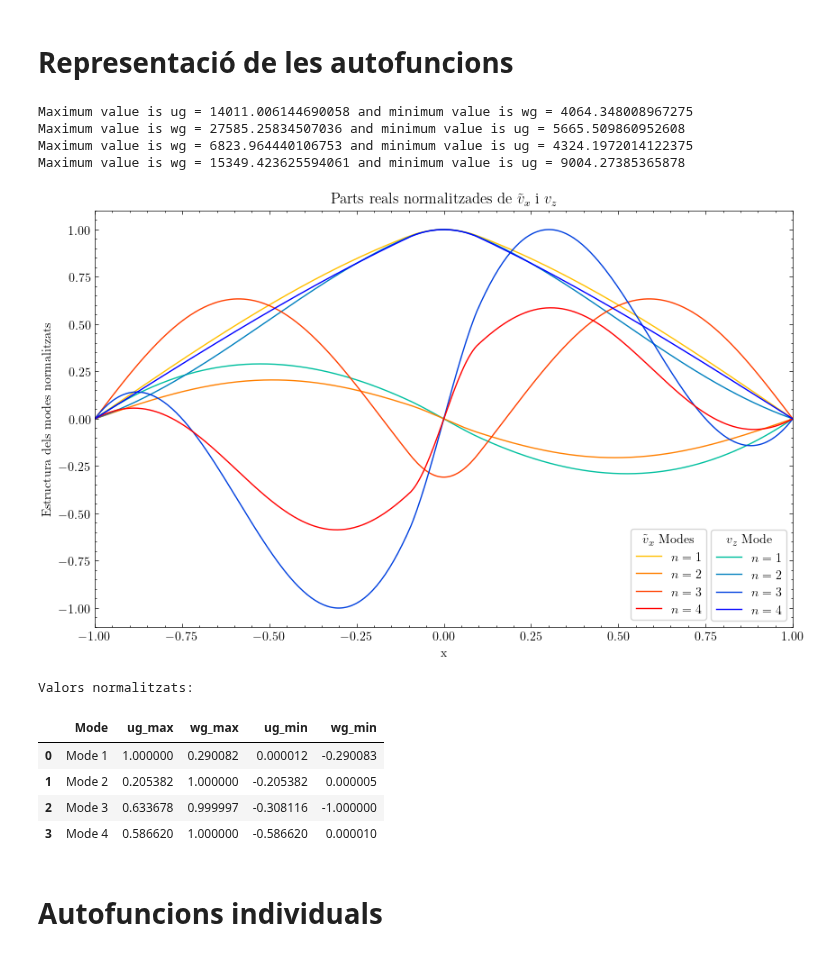
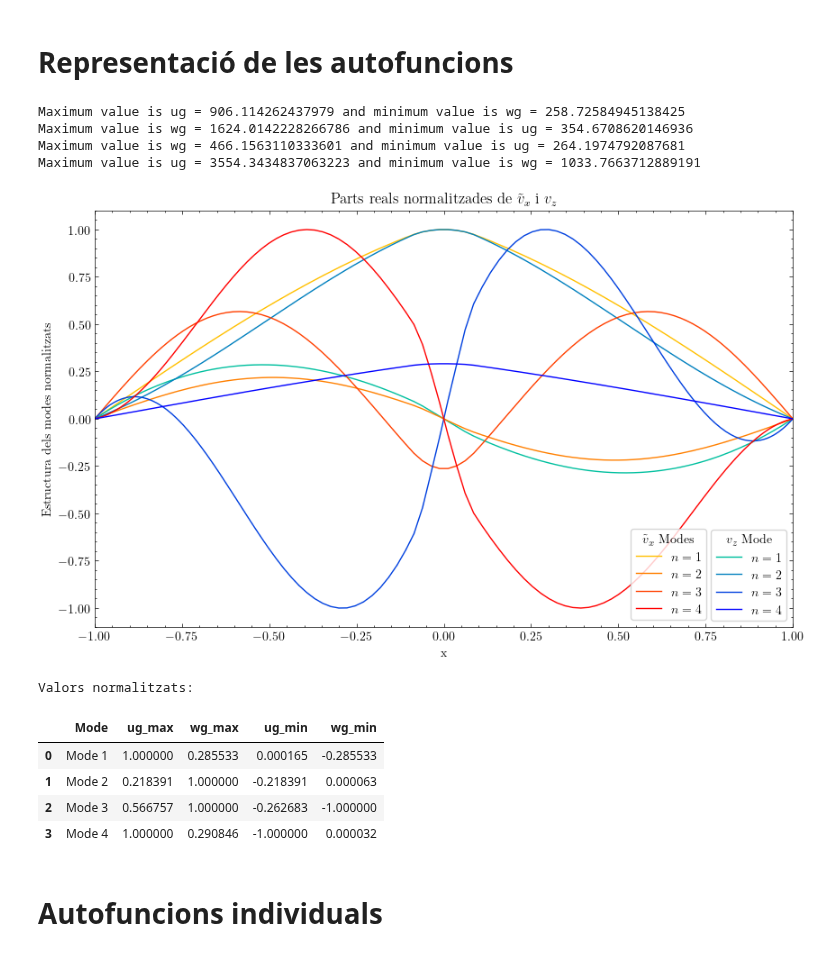
Before and after one commit to JoanRibotOliver/TFG, a Jupyter notebook: Fast & slow modes.ipynb, the cells around one changed output. Drawn from its saved outputs; the diff is of its cells as text; code cells hidden in the pictures.

```diff
--- a/Fast & slow modes.ipynb
+++ b/Fast & slow modes.ipynb
@@ -68,7 +68,7 @@ def get_eigenvalues(Nevals):
 
 
 """ Paràmetres """
-Nx = 128*4 # amb 32 ja no és smooth...
+Nx = 128 # amb 32 ja no és smooth...
 dtype = np.complex128 # malla en la que es treballa: 128 complexes, ja que hem definit Nx = 128
 
 
@@ -249,8 +249,8 @@ plt.plot()
 # Representació de les autofuncions
 # %%
 ### Nombre de modes que volem representar ###
-N_max_mode = 6
-N_min_mode = 2
+N_max_mode = 4
+N_min_mode = 0
 N_modes = N_max_mode - N_min_mode
 
 ### Define warm and cold color palettes ###
@@ -316,44 +316,44 @@ for n, idx in enumerate(np.argsort(solver.eigenvalues)[N_min_mode:N_max_mode], s
 
 ## Create separate legends
 legend_v10x = plt.legend(handles=handles_v10x, title=r"$\tilde{v}_{x}$ Modes", loc="upper right", bbox_to_anchor=(0.885, 0.25), frameon=True)
 plt.gca().add_artist(legend_v10x)  # Add the first legend to the plot
 plt.legend(handles=handles_v10z, title=r"$v_{z}$ Mode", loc="lower right", bbox_to_anchor=(1, 0), frameon=True)
 
 
 plt.xlim(-1, 1)
 #plt.legend(loc="lower right", frameon=True)
 plt.ylabel(r"Estructura dels modes normalitzats")
 plt.xlabel(r"x")
 plt.title(r"Parts reals normalitzades de $\tilde{v}_{x}$ i ${v}_{z}$")
 plt.grid(False)
 plt.savefig('normalized_modes.png', dpi=300, bbox_inches='tight')
 plt.show()
 
 print("Valors normalitzats:")
 display(df)
 
 
 # Tal vegada em pot interessar normalitzar en un bucle i després representar per separat. No representar tot de cop... però sí pq les vull comparar en tamany...
 
 # A l'hora de representar la part real de les autofuncions has de tenir clar que la velocitat u és en la direcció x i la w en z. També que v10x és imaginària i v10z és real.
 # A més, el que es representa és la velocitat, no la corda en sí. Llavors un node implica velocitat nul·la: aquell punt no es mou.
 # Els màxims i mínims són els punts on la velocitat és màxima, no és que la corda es deformi amb aquella forma.
 
 # Ficar els plots de les velocitats dins el for i representar les velocitats per cada kz... pot tardar bastant però crec que és el que he de fer!
 
 # No entenc molt bé perquè els modes no es van alternant, és a dir, els modes senars el màxim hauria de ser ug i els parells wg; NO ESTÀ PASSANT AIXÒ PERÒ!
 # %% [output]
-Maximum value is ug = 14011.006144690058 and minimum value is wg = 4064.348008967275
-Maximum value is wg = 27585.25834507036 and minimum value is ug = 5665.509860952608
-Maximum value is wg = 6823.964440106753 and minimum value is ug = 4324.1972014122375
-Maximum value is wg = 15349.423625594061 and minimum value is ug = 9004.27385365878
+Maximum value is ug = 906.114262437979 and minimum value is wg = 258.72584945138425
+Maximum value is wg = 1624.0142228266786 and minimum value is ug = 354.6708620146936
+Maximum value is wg = 466.1563110333601 and minimum value is ug = 264.1974792087681
+Maximum value is ug = 3554.3434837063223 and minimum value is wg = 1033.7663712889191
-[figure, old version]
+[figure, new version]
 Valors normalitzats:
 |  | Mode | ug_max | wg_max | ug_min | wg_min |
-| 0 | Mode 1 | 1.000000 | 0.290082 | 0.000012 | -0.290083 |
-| 1 | Mode 2 | 0.205382 | 1.000000 | -0.205382 | 0.000005 |
-| 2 | Mode 3 | 0.633678 | 0.999997 | -0.308116 | -1.000000 |
-| 3 | Mode 4 | 0.586620 | 1.000000 | -0.586620 | 0.000010 |
+| 0 | Mode 1 | 1.000000 | 0.285533 | 0.000165 | -0.285533 |
+| 1 | Mode 2 | 0.218391 | 1.000000 | -0.218391 | 0.000063 |
+| 2 | Mode 3 | 0.566757 | 1.000000 | -0.262683 | -1.000000 |
+| 3 | Mode 4 | 1.000000 | 0.290846 | -1.000000 | 0.000032 |
 # %% [markdown]
 # Autofuncions individuals
 # %%
```
Also changed, not shown: parts of 11 cells of this notebook, 12 other files.
